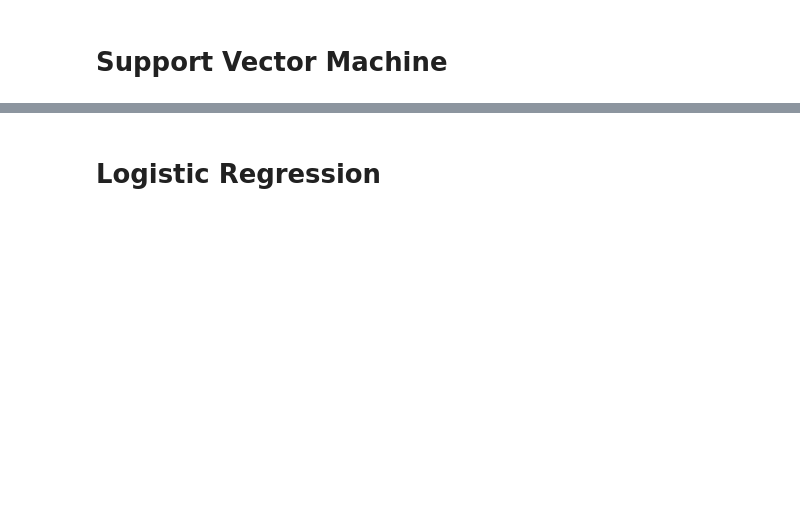
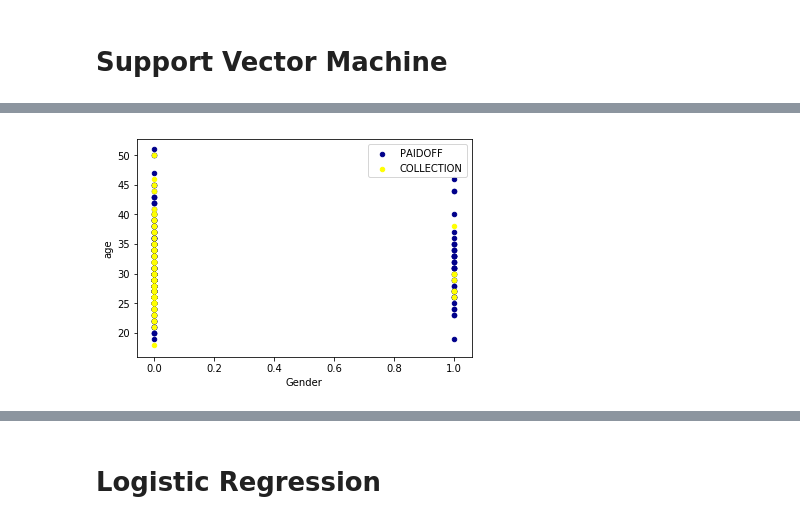
Before and after one commit to anabelenmanjavacasmartinez/coursera-capstone-project, a Jupyter notebook: final_project_ana_belen_manjavacas.ipynb, the cells around one changed output, grey strips where cells are left out. Cells and saved outputs as stored; diff of their text form; code cells hidden in the pictures; blank space fills up the shorter version.

```diff
--- a/final_project_ana_belen_manjavacas.ipynb
+++ b/final_project_ana_belen_manjavacas.ipynb
@@ -456,0 +490,6 @@ NameError: name 'StringIO' is not defined
+# %%
+ax = df[df['loan_status'] == 'PAIDOFF'].plot(kind='scatter', x='Gender', y='age', color='DarkBlue', label='PAIDOFF');
+df[df['loan_status'] == 'COLLECTION'].plot(kind='scatter', x='Gender', y='age', color='Yellow', label='COLLECTION', ax=ax);
+plt.show()
+# %% [output]
+[figure, added]
```
Also changed, not shown: parts of 69 cells of this notebook.
